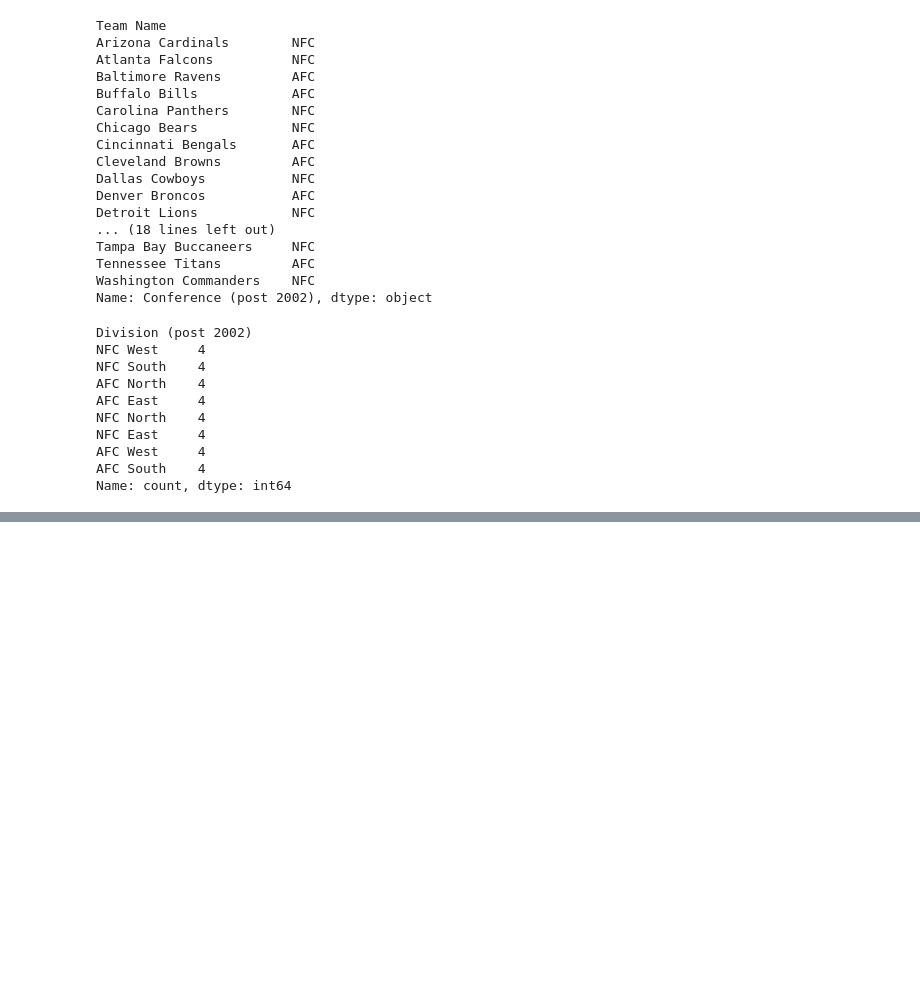
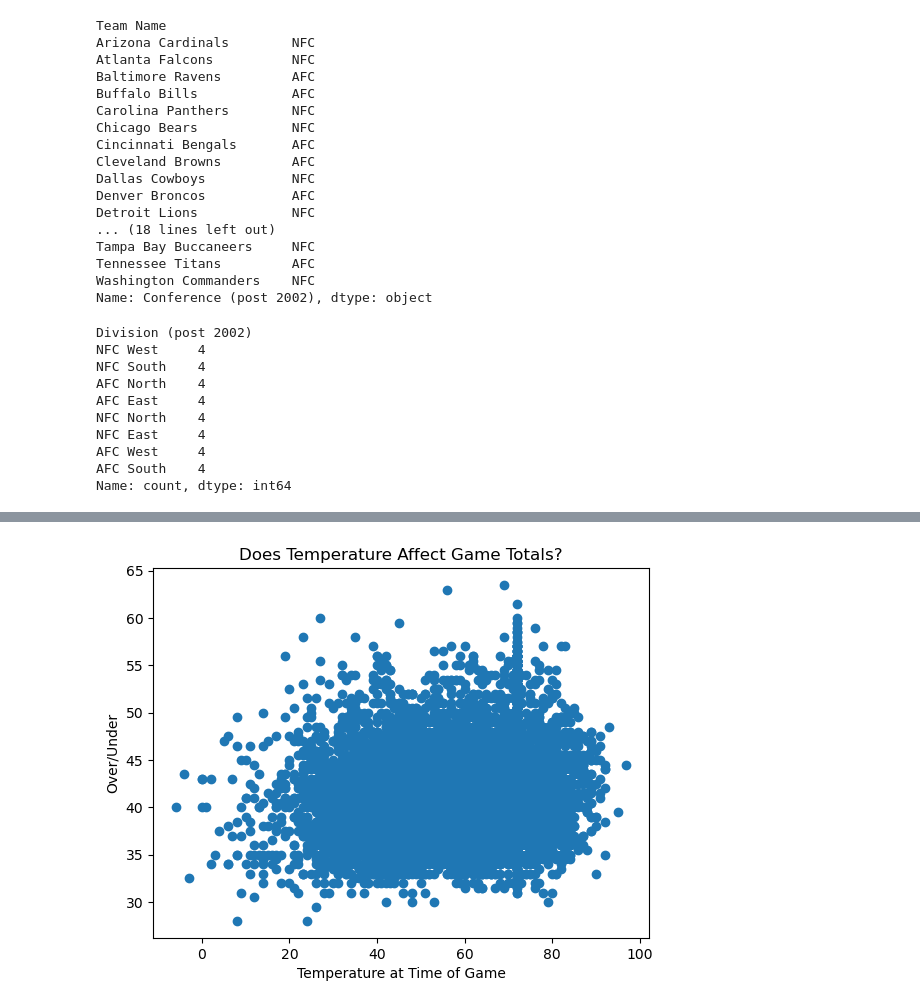
Before and after one commit to meltonme/nfl_sports_betting_analysis, a Jupyter notebook: NFL Betting Analysis/betting_analysis.ipynb, the cells around one changed output, grey strips where cells are left out. Drawn from its saved outputs; the diff is of its cells as text; code cells hidden in the pictures; blank space fills up the shorter version.

```diff
--- a/NFL Betting Analysis/betting_analysis.ipynb
+++ b/NFL Betting Analysis/betting_analysis.ipynb
@@ -611,0 +661,17 @@ plt.show()
+# %%
+# Convert the columns to numeric data types
+spread_values['weather_temperature'] = pd.to_numeric(spread_values['weather_temperature'], errors='coerce')
+spread_values['over_under_line'] = pd.to_numeric(spread_values['over_under_line'], errors='coerce')
+
+# Create a scatter plot
+plt.scatter(spread_values['weather_temperature'], spread_values['over_under_line'])
+
+# Add labels and title
+plt.xlabel('Temperature at Time of Game')
+plt.ylabel('Over/Under')
+plt.title('Does Temperature Affect Game Totals?')
+
+# Display the plot
+plt.show()
+# %% [output]
+[figure, added]
```
Also changed, not shown: parts of 30 cells of this notebook.
